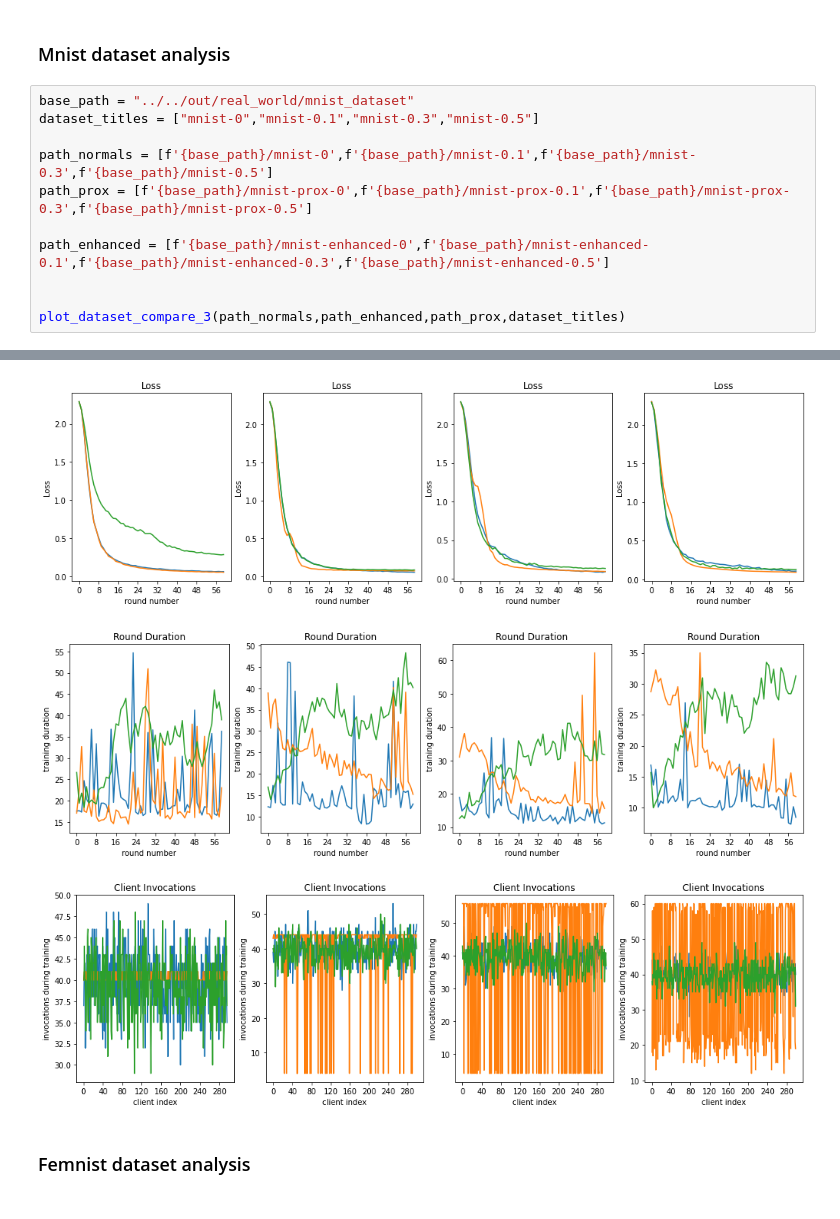
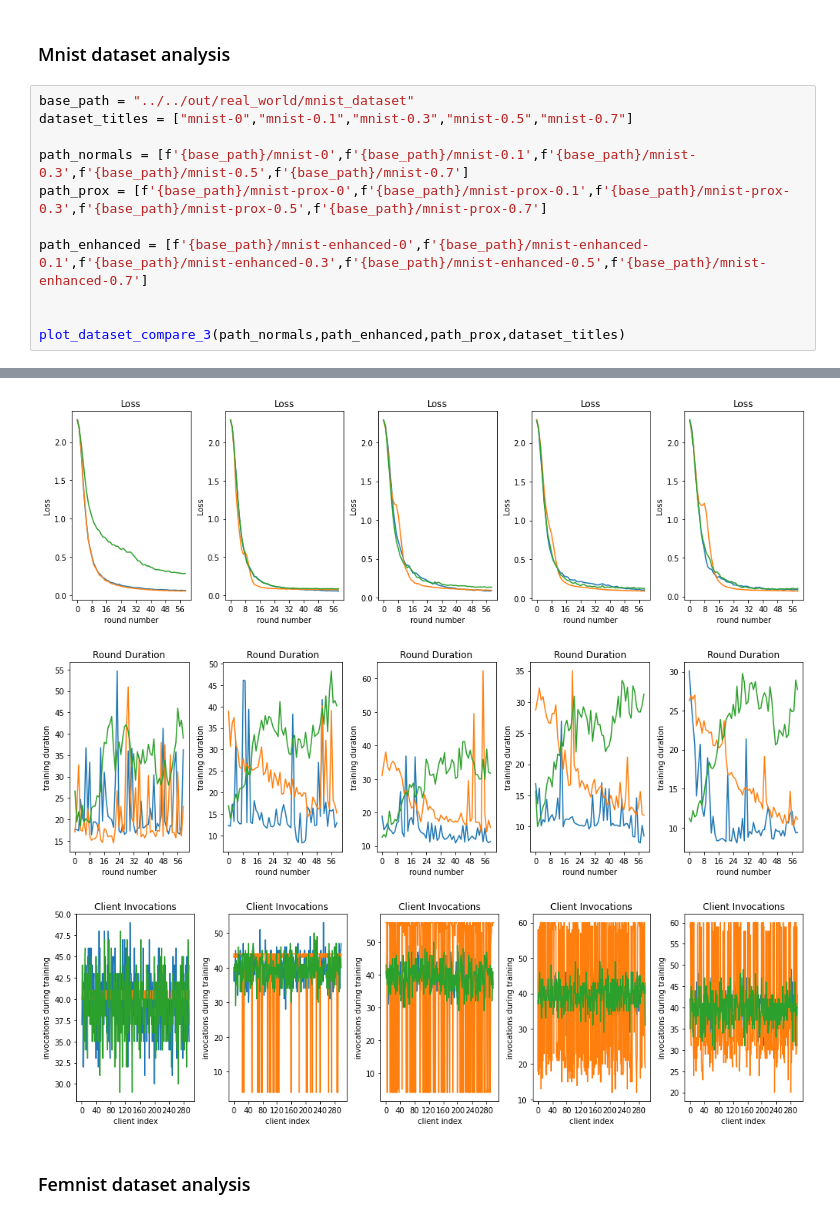
Before and after one commit to Serverless-Federated-Learning/FedLesScan, a Jupyter notebook: experiment/plots/eur_real.ipynb, the cells around one changed output, grey strips where cells are left out. Drawn from its saved outputs; the diff is of its cells as text.

```diff
--- a/experiment/plots/eur_real.ipynb
+++ b/experiment/plots/eur_real.ipynb
@@ -7,12 +7,12 @@ from plot_scripts import plot_dataset_compare_3
 ### Mnist dataset analysis
 # %%
 base_path = "../../out/real_world/mnist_dataset"
-dataset_titles = ["mnist-0","mnist-0.1","mnist-0.3","mnist-0.5"]
+dataset_titles = ["mnist-0","mnist-0.1","mnist-0.3","mnist-0.5","mnist-0.7"]
 
-path_normals = [f'{base_path}/mnist-0',f'{base_path}/mnist-0.1',f'{base_path}/mnist-0.3',f'{base_path}/mnist-0.5']
-path_prox = [f'{base_path}/mnist-prox-0',f'{base_path}/mnist-prox-0.1',f'{base_path}/mnist-prox-0.3',f'{base_path}/mnist-prox-0.5']
+path_normals = [f'{base_path}/mnist-0',f'{base_path}/mnist-0.1',f'{base_path}/mnist-0.3',f'{base_path}/mnist-0.5',f'{base_path}/mnist-0.7']
+path_prox = [f'{base_path}/mnist-prox-0',f'{base_path}/mnist-prox-0.1',f'{base_path}/mnist-prox-0.3',f'{base_path}/mnist-prox-0.5',f'{base_path}/mnist-prox-0.7']
 
-path_enhanced = [f'{base_path}/mnist-enhanced-0',f'{base_path}/mnist-enhanced-0.1',f'{base_path}/mnist-enhanced-0.3',f'{base_path}/mnist-enhanced-0.5']
+path_enhanced = [f'{base_path}/mnist-enhanced-0',f'{base_path}/mnist-enhanced-0.1',f'{base_path}/mnist-enhanced-0.3',f'{base_path}/mnist-enhanced-0.5',f'{base_path}/mnist-enhanced-0.7']
 
 
 plot_dataset_compare_3(path_normals,path_enhanced,path_prox,dataset_titles)
@@ -39,6 +39,6 @@ EUR mean: 0.4904166666666666, straggler rounds: 60
-[figure, old version]
+[figure, new version]
-[figure, old version]
+[figure, new version]
-[figure, old version]
+[figure, new version]
 # %% [markdown]
 ### Femnist dataset analysis
 # %%
```
Also changed, not shown: parts of 4 cells of this notebook.
